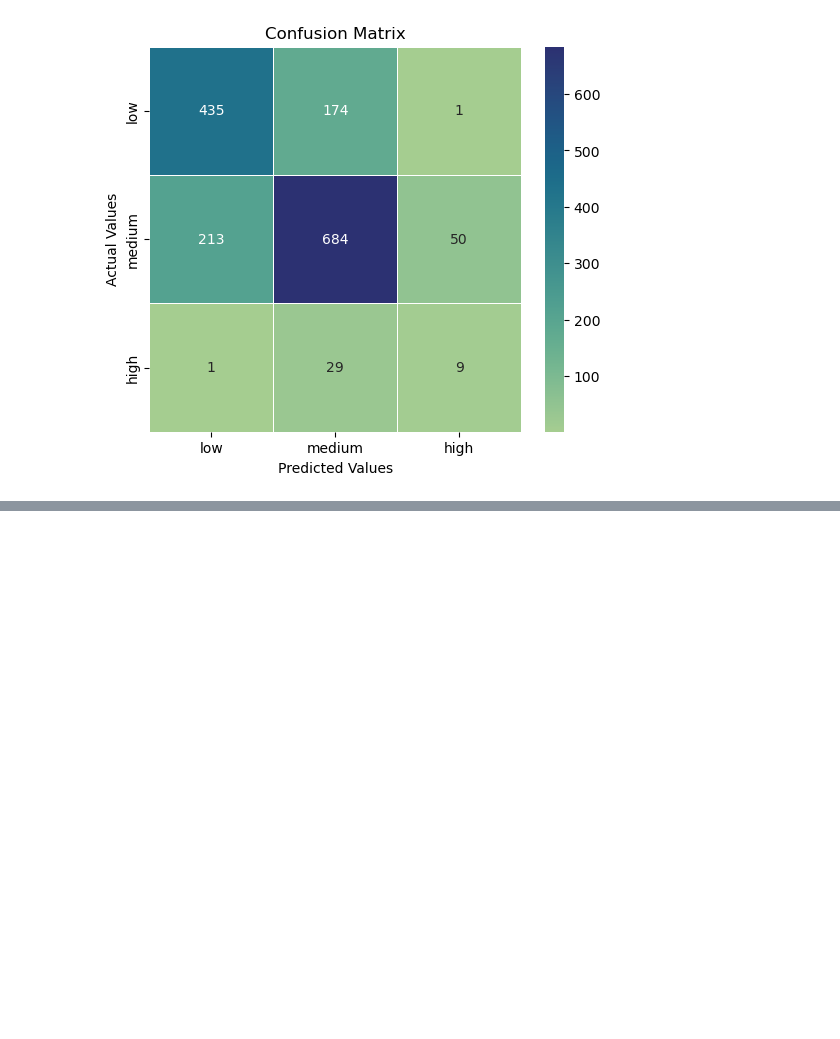
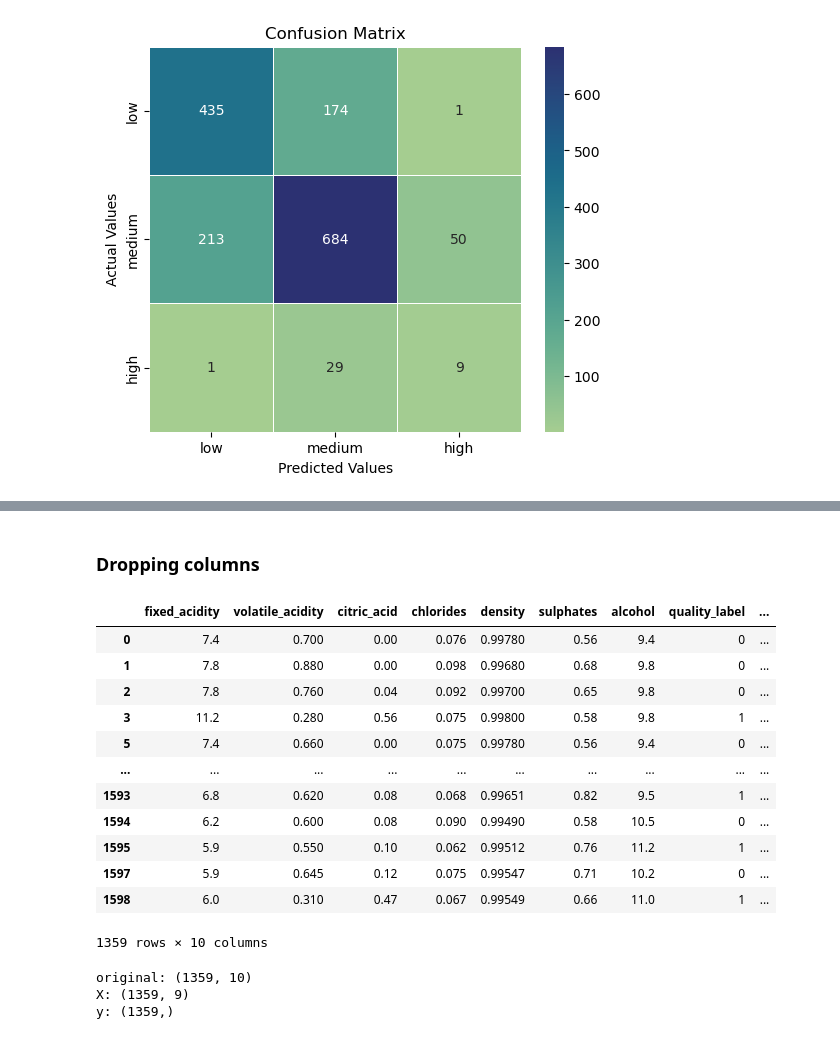
Before and after one commit to apaszynska/BlueBerry-Winery, a Jupyter notebook: src/Machine_Learning.ipynb, the cells around one changed output, grey strips where cells are left out. Drawn from its saved outputs; the diff is of its cells as text; code cells hidden in the pictures; blank space fills up the shorter version.

```diff
--- a/src/Machine_Learning.ipynb
+++ b/src/Machine_Learning.ipynb
@@ -579,0 +898,2 @@ weighted avg       0.72      0.73      0.72      1064
+# %%
+red_wine_original = red_wine_original.drop(['quality'], axis =1)
@@ -579,0 +916,3 @@ weighted avg       0.72      0.73      0.72      1064
+# %%
+red_wine_original = red_wine_original.drop_duplicates()
+red_wine_original
@@ -579,0 +933,9 @@ weighted avg       0.72      0.73      0.72      1064
+# %%
+le = LabelEncoder()
+red_wine_original['wine_type'] = le.fit_transform(red_wine_original['wine_type'])
+
+red_wine_original['wine_type'].head()
+
+oe = OrdinalEncoder(categories=[["low", "medium", "high"]], dtype=int) # this is how you can define the label order
+red_wine_original['quality_label'] = oe.fit_transform(red_wine_original[['quality_label']])
+red_wine_original['quality_label'].head()
@@ -579,0 +1106,31 @@ weighted avg       0.72      0.73      0.72      1064
+# %% [markdown]
+### Dropping columns
+# %%
+red_wine_dropped_columns = red_wine_original.drop(['residual_sugar','pH','total_sulfur_dioxide','free_sulfur_dioxide','alcohol_g_per_L','alc_acid_ratio','density_to_sugar_ratio','acidity_to_alcohol_ratio'], axis = 1)
+# %%
+red_wine_dropped_columns
+# %% [output]
+|  | fixed_acidity | volatile_acidity | citric_acid | chlorides | density | sulphates | alcohol | quality_label | ... |
+| 0 | 7.4 | 0.700 | 0.00 | 0.076 | 0.99780 | 0.56 | 9.4 | 0 | ... |
+| 1 | 7.8 | 0.880 | 0.00 | 0.098 | 0.99680 | 0.68 | 9.8 | 0 | ... |
+| 2 | 7.8 | 0.760 | 0.04 | 0.092 | 0.99700 | 0.65 | 9.8 | 0 | ... |
+| 3 | 11.2 | 0.280 | 0.56 | 0.075 | 0.99800 | 0.58 | 9.8 | 1 | ... |
+| 5 | 7.4 | 0.660 | 0.00 | 0.075 | 0.99780 | 0.56 | 9.4 | 0 | ... |
+| ... | ... | ... | ... | ... | ... | ... | ... | ... | ... |
+| 1593 | 6.8 | 0.620 | 0.08 | 0.068 | 0.99651 | 0.82 | 9.5 | 1 | ... |
+| 1594 | 6.2 | 0.600 | 0.08 | 0.090 | 0.99490 | 0.58 | 10.5 | 0 | ... |
+| 1595 | 5.9 | 0.550 | 0.10 | 0.062 | 0.99512 | 0.76 | 11.2 | 1 | ... |
+| 1597 | 5.9 | 0.645 | 0.12 | 0.075 | 0.99547 | 0.71 | 10.2 | 0 | ... |
+| 1598 | 6.0 | 0.310 | 0.47 | 0.067 | 0.99549 | 0.66 | 11.0 | 1 | ... |
+1359 rows × 10 columns
+# %%
+from sklearn.model_selection import train_test_split
+
+X = red_wine_dropped_columns.drop('quality_label', axis = 1)
+y = red_wine_dropped_columns['quality_label']
+
+print("original:", red_wine_dropped_columns.shape, "\nX:", X.shape, "\ny:", y.shape)
+# %% [output]
+original: (1359, 10)
+X: (1359, 9)
+y: (1359,)
```
Also changed, not shown: parts of 91 cells of this notebook.
